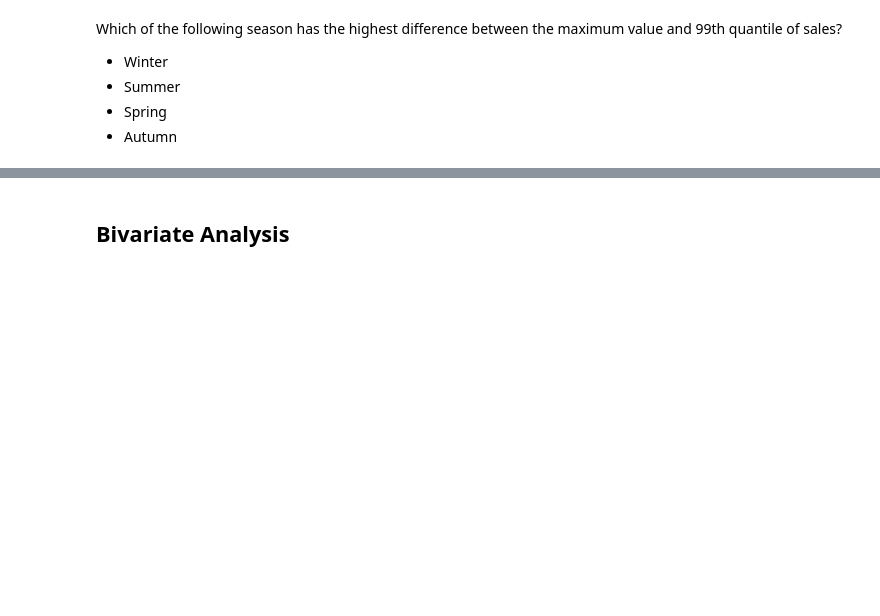
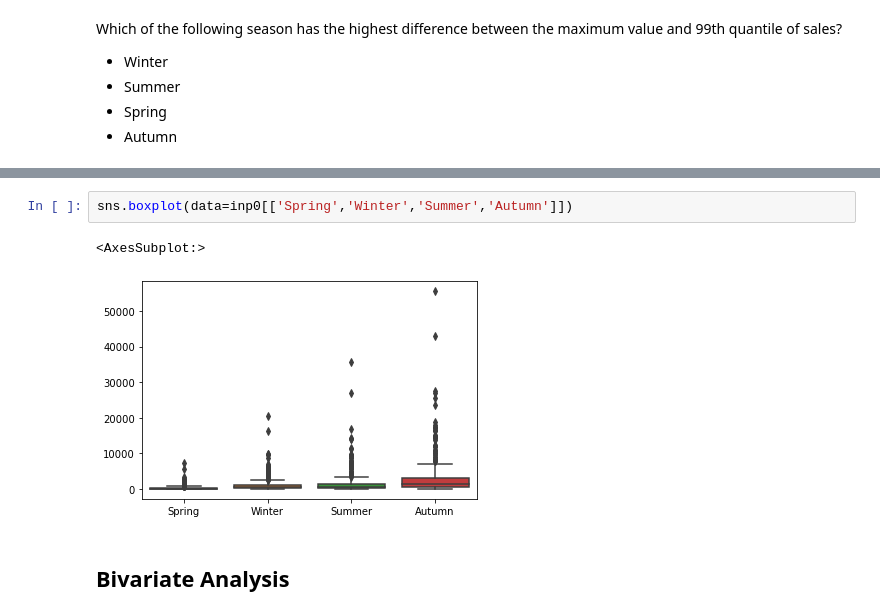
Before and after one commit to saishankar2748/Data-Analysis, a Jupyter notebook: Dress sales data set/EDA+Graded+Exercise.ipynb, the cells around one changed output, grey strips where cells are left out. Cells and saved outputs as stored; diff of their text form; blank space fills up the shorter version.

```diff
--- a/Dress sales data set/EDA+Graded+Exercise.ipynb
+++ b/Dress sales data set/EDA+Graded+Exercise.ipynb
@@ -517,3 +739,8 @@ Which of the following season has the highest difference between the maximum val
+# %%
+sns.boxplot(data=inp0[['Spring','Winter','Summer','Autumn']])
+# %% [output]
+<AxesSubplot:>
+[figure, added]
 # %% [markdown]
 ## Bivariate Analysis
 # %% [markdown]
```
Also changed, not shown: parts of 20 cells of this notebook.
